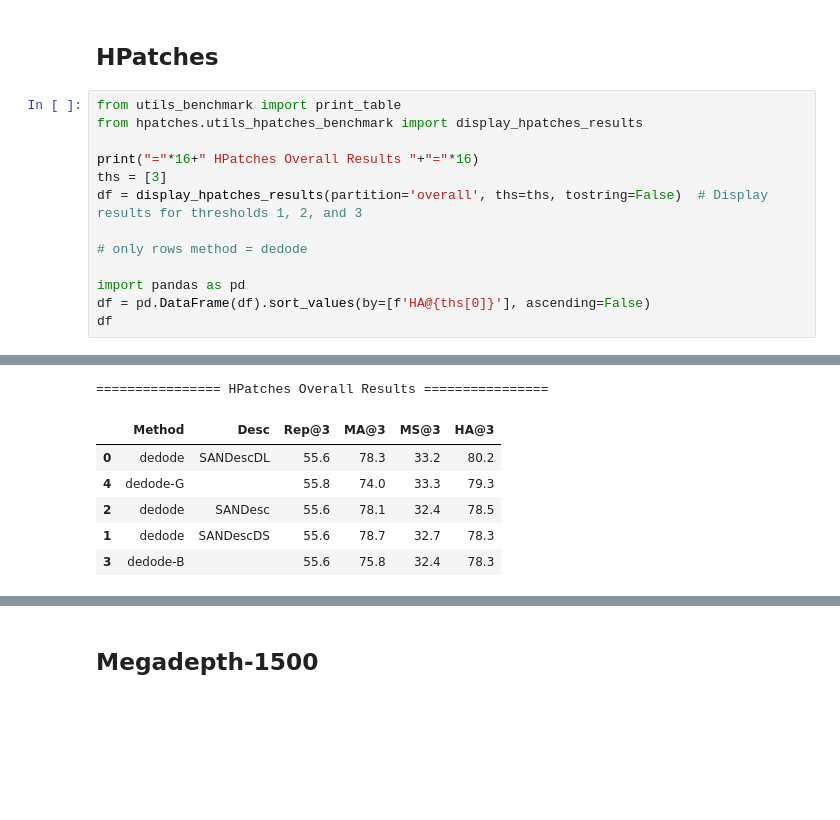
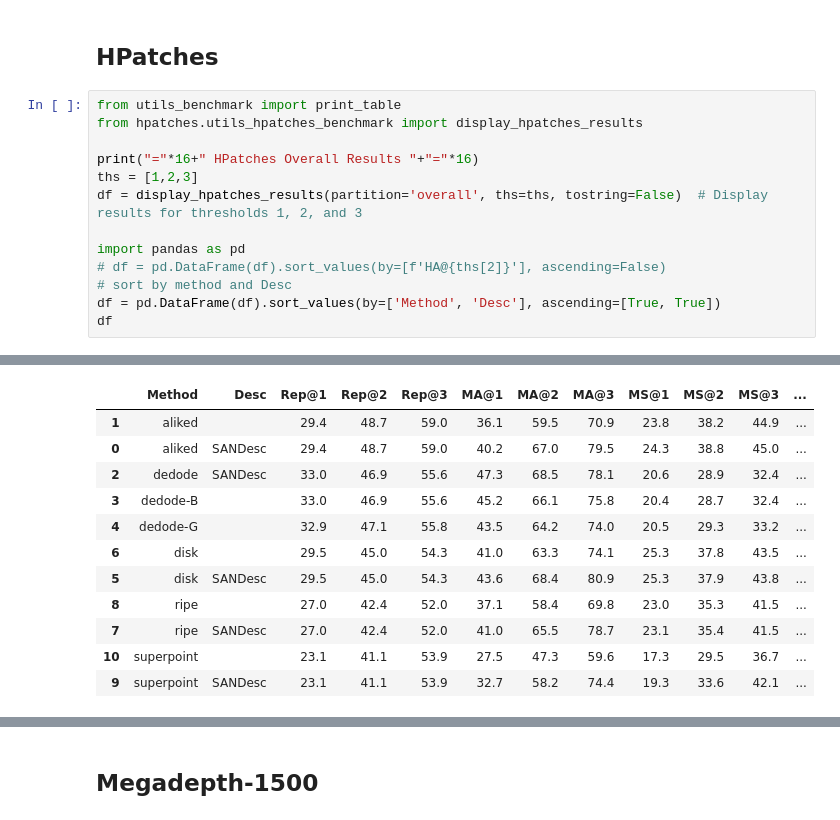
Before and after one commit to mattiadurso/keypoints_factory, a Jupyter notebook: benchmarks_2D/read_results.ipynb, the cells around one changed output, grey strips where cells are left out. Saved outputs shown, nothing was run; the diff lists cells and outputs as text; blank space fills up the shorter version.

```diff
--- a/benchmarks_2D/read_results.ipynb
+++ b/benchmarks_2D/read_results.ipynb
@@ -85,12 +85,12 @@ from utils_benchmark import print_table
 from hpatches.utils_hpatches_benchmark import display_hpatches_results
 
 print("="*16+" HPatches Overall Results "+"="*16)
-ths = [3]
+ths = [1,2,3]
 df = display_hpatches_results(partition='overall', ths=ths, tostring=False)  # Display results for thresholds 1, 2, and 3
 
-# only rows method = dedode
-
 import pandas as pd
-df = pd.DataFrame(df).sort_values(by=[f'HA@{ths[0]}'], ascending=False)
+# df = pd.DataFrame(df).sort_values(by=[f'HA@{ths[2]}'], ascending=False)
+# sort by method and Desc
+df = pd.DataFrame(df).sort_values(by=['Method', 'Desc'], ascending=[True, True])
 df
 # %% [output]
@@ -98,7 +98,12 @@ WARNING:hpatches.utils_hpatches_benchmark:pydegensac not found, running RANSAC f
-================ HPatches Overall Results ================
-|  | Method | Desc | Rep@3 | MA@3 | MS@3 | HA@3 |
-| 0 | dedode | SANDescDL | 55.6 | 78.3 | 33.2 | 80.2 |
-| 4 | dedode-G |  | 55.8 | 74.0 | 33.3 | 79.3 |
-| 2 | dedode | SANDesc | 55.6 | 78.1 | 32.4 | 78.5 |
-| 1 | dedode | SANDescDS | 55.6 | 78.7 | 32.7 | 78.3 |
-| 3 | dedode-B |  | 55.6 | 75.8 | 32.4 | 78.3 |
+|  | Method | Desc | Rep@1 | Rep@2 | Rep@3 | MA@1 | MA@2 | MA@3 | MS@1 | MS@2 | MS@3 | ... |
+| 1 | aliked |  | 29.4 | 48.7 | 59.0 | 36.1 | 59.5 | 70.9 | 23.8 | 38.2 | 44.9 | ... |
+| 0 | aliked | SANDesc | 29.4 | 48.7 | 59.0 | 40.2 | 67.0 | 79.5 | 24.3 | 38.8 | 45.0 | ... |
+| 2 | dedode | SANDesc | 33.0 | 46.9 | 55.6 | 47.3 | 68.5 | 78.1 | 20.6 | 28.9 | 32.4 | ... |
+| 3 | dedode-B |  | 33.0 | 46.9 | 55.6 | 45.2 | 66.1 | 75.8 | 20.4 | 28.7 | 32.4 | ... |
+| 4 | dedode-G |  | 32.9 | 47.1 | 55.8 | 43.5 | 64.2 | 74.0 | 20.5 | 29.3 | 33.2 | ... |
+| 6 | disk |  | 29.5 | 45.0 | 54.3 | 41.0 | 63.3 | 74.1 | 25.3 | 37.8 | 43.5 | ... |
+| 5 | disk | SANDesc | 29.5 | 45.0 | 54.3 | 43.6 | 68.4 | 80.9 | 25.3 | 37.9 | 43.8 | ... |
+| 8 | ripe |  | 27.0 | 42.4 | 52.0 | 37.1 | 58.4 | 69.8 | 23.0 | 35.3 | 41.5 | ... |
+| 7 | ripe | SANDesc | 27.0 | 42.4 | 52.0 | 41.0 | 65.5 | 78.7 | 23.1 | 35.4 | 41.5 | ... |
+| 10 | superpoint |  | 23.1 | 41.1 | 53.9 | 27.5 | 47.3 | 59.6 | 17.3 | 29.5 | 36.7 | ... |
+| 9 | superpoint | SANDesc | 23.1 | 41.1 | 53.9 | 32.7 | 58.2 | 74.4 | 19.3 | 33.6 | 42.1 | ... |
```
Also changed, not shown: parts of 2 cells of this notebook, 4 other files.
